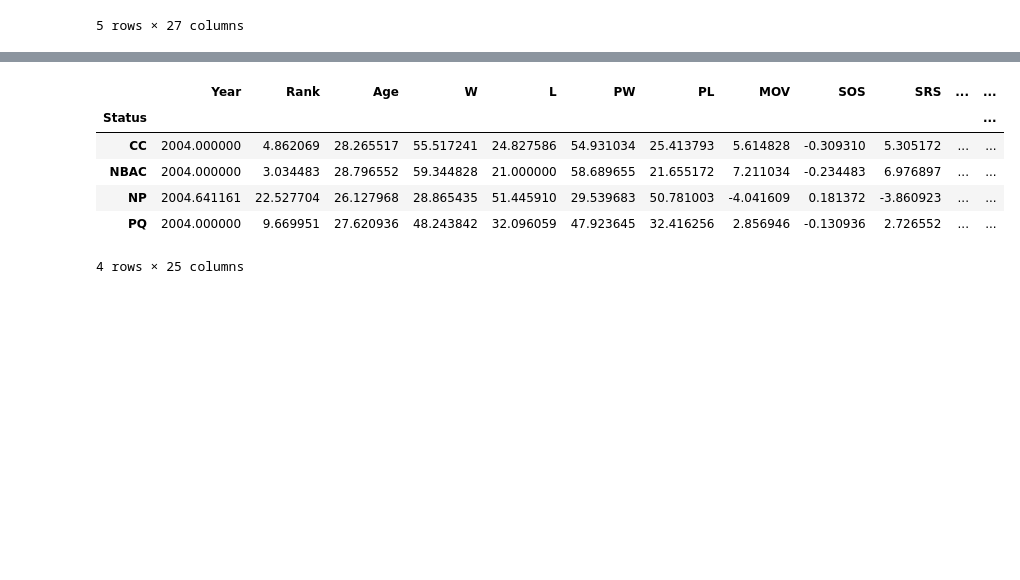
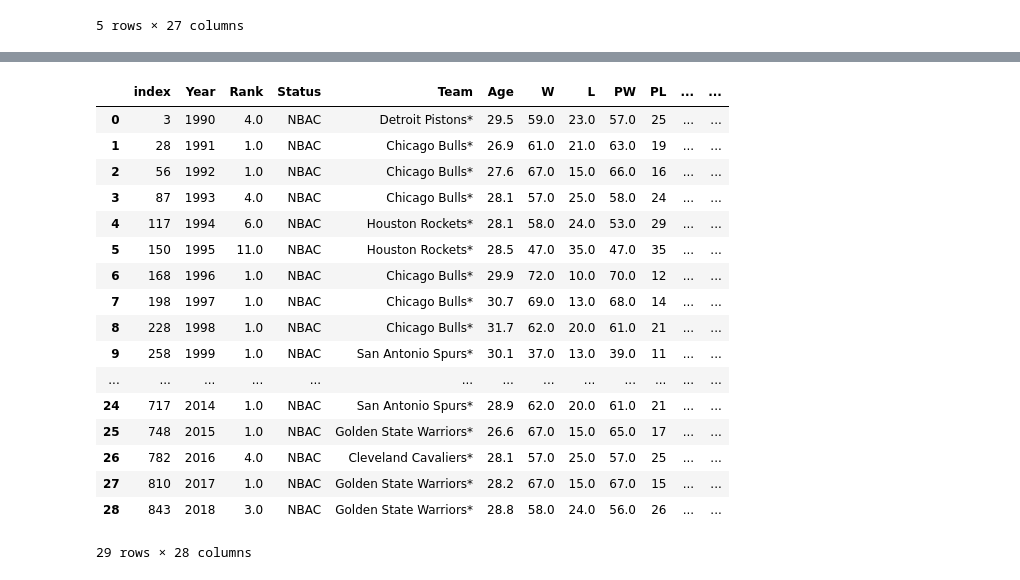
Before and after one commit to khodges10/Project1, a Jupyter notebook: NbaProject.ipynb, the cells around one changed output, grey strips where cells are left out. Saved outputs shown, nothing was run; the diff lists cells and outputs as text; code cells hidden in the pictures; blank space fills up the shorter version.

```diff
--- a/NbaProject.ipynb
+++ b/NbaProject.ipynb
@@ -333,8 +319,6 @@ Index(['Year', 'Rank', 'Status', 'Team', 'Age', 'W', 'L', 'PW', 'PL', 'MOV',
        'eFG%', 'TOV%', 'ORB%', 'FT/FGA', 'eFG%.1', 'TOV%.1', 'DRB%',
        'FT/FGA.1'],
       dtype='object')
-# %%
-nba_key = nba_key.rename(columns = {"TOV%.1":"TOV%", "eFG%.1":"eFG%", "FT/FGA.1":"FT/FGA"})
 # %%
 nba_key.head()
 # %% [output]
@@ -348,11 +342,22 @@ nba_key.head()
 # %%
-nba_keydoe = nba_key.groupby(["Status"])
-nba_keydoe.mean()
+nba_keydoe = nba_key.loc[nba_key["Status"] == "NBAC"]
+nba_keydoe.reset_index()
 # %% [output]
-|  | Year | Rank | Age | W | L | PW | PL | MOV | SOS | SRS | ... | ... |
-| Status |  |  |  |  |  |  |  |  |  |  |  | ... |
-| CC | 2004.000000 | 4.862069 | 28.265517 | 55.517241 | 24.827586 | 54.931034 | 25.413793 | 5.614828 | -0.309310 | 5.305172 | ... | ... |
-| NBAC | 2004.000000 | 3.034483 | 28.796552 | 59.344828 | 21.000000 | 58.689655 | 21.655172 | 7.211034 | -0.234483 | 6.976897 | ... | ... |
-| NP | 2004.641161 | 22.527704 | 26.127968 | 28.865435 | 51.445910 | 29.539683 | 50.781003 | -4.041609 | 0.181372 | -3.860923 | ... | ... |
-| PQ | 2004.000000 | 9.669951 | 27.620936 | 48.243842 | 32.096059 | 47.923645 | 32.416256 | 2.856946 | -0.130936 | 2.726552 | ... | ... |
+|  | index | Year | Rank | Status | Team | Age | W | L | PW | PL | ... | ... |
+| 0 | 3 | 1990 | 4.0 | NBAC | Detroit Pistons* | 29.5 | 59.0 | 23.0 | 57.0 | 25 | ... | ... |
+| 1 | 28 | 1991 | 1.0 | NBAC | Chicago Bulls* | 26.9 | 61.0 | 21.0 | 63.0 | 19 | ... | ... |
+| 2 | 56 | 1992 | 1.0 | NBAC | Chicago Bulls* | 27.6 | 67.0 | 15.0 | 66.0 | 16 | ... | ... |
+| 3 | 87 | 1993 | 4.0 | NBAC | Chicago Bulls* | 28.1 | 57.0 | 25.0 | 58.0 | 24 | ... | ... |
+| 4 | 117 | 1994 | 6.0 | NBAC | Houston Rockets* | 28.1 | 58.0 | 24.0 | 53.0 | 29 | ... | ... |
+| 5 | 150 | 1995 | 11.0 | NBAC | Houston Rockets* | 28.5 | 47.0 | 35.0 | 47.0 | 35 | ... | ... |
+| 6 | 168 | 1996 | 1.0 | NBAC | Chicago Bulls* | 29.9 | 72.0 | 10.0 | 70.0 | 12 | ... | ... |
+| 7 | 198 | 1997 | 1.0 | NBAC | Chicago Bulls* | 30.7 | 69.0 | 13.0 | 68.0 | 14 | ... | ... |
+| 8 | 228 | 1998 | 1.0 | NBAC | Chicago Bulls* | 31.7 | 62.0 | 20.0 | 61.0 | 21 | ... | ... |
+| 9 | 258 | 1999 | 1.0 | NBAC | San Antonio Spurs* | 30.1 | 37.0 | 13.0 | 39.0 | 11 | ... | ... |
+| ... | ... | ... | ... | ... | ... | ... | ... | ... | ... | ... | ... | ... |
+| 24 | 717 | 2014 | 1.0 | NBAC | San Antonio Spurs* | 28.9 | 62.0 | 20.0 | 61.0 | 21 | ... | ... |
+| 25 | 748 | 2015 | 1.0 | NBAC | Golden State Warriors* | 26.6 | 67.0 | 15.0 | 65.0 | 17 | ... | ... |
+| 26 | 782 | 2016 | 4.0 | NBAC | Cleveland Cavaliers* | 28.1 | 57.0 | 25.0 | 57.0 | 25 | ... | ... |
+| 27 | 810 | 2017 | 1.0 | NBAC | Golden State Warriors* | 28.2 | 67.0 | 15.0 | 67.0 | 15 | ... | ... |
+| 28 | 843 | 2018 | 3.0 | NBAC | Golden State Warriors* | 28.8 | 58.0 | 24.0 | 56.0 | 26 | ... | ... |
-4 rows × 25 columns
+29 rows × 28 columns
```
Also changed, not shown: parts of 5 cells of this notebook, 8 other files.
